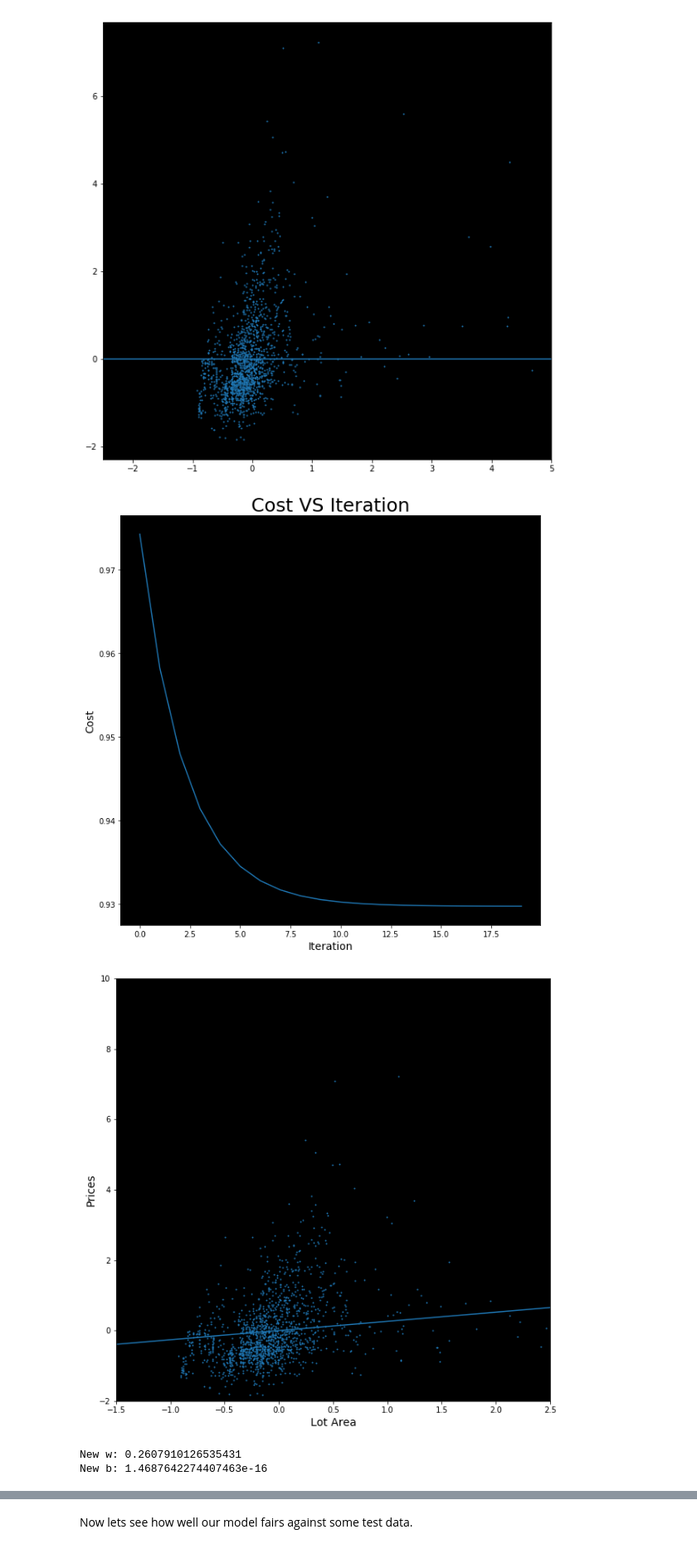
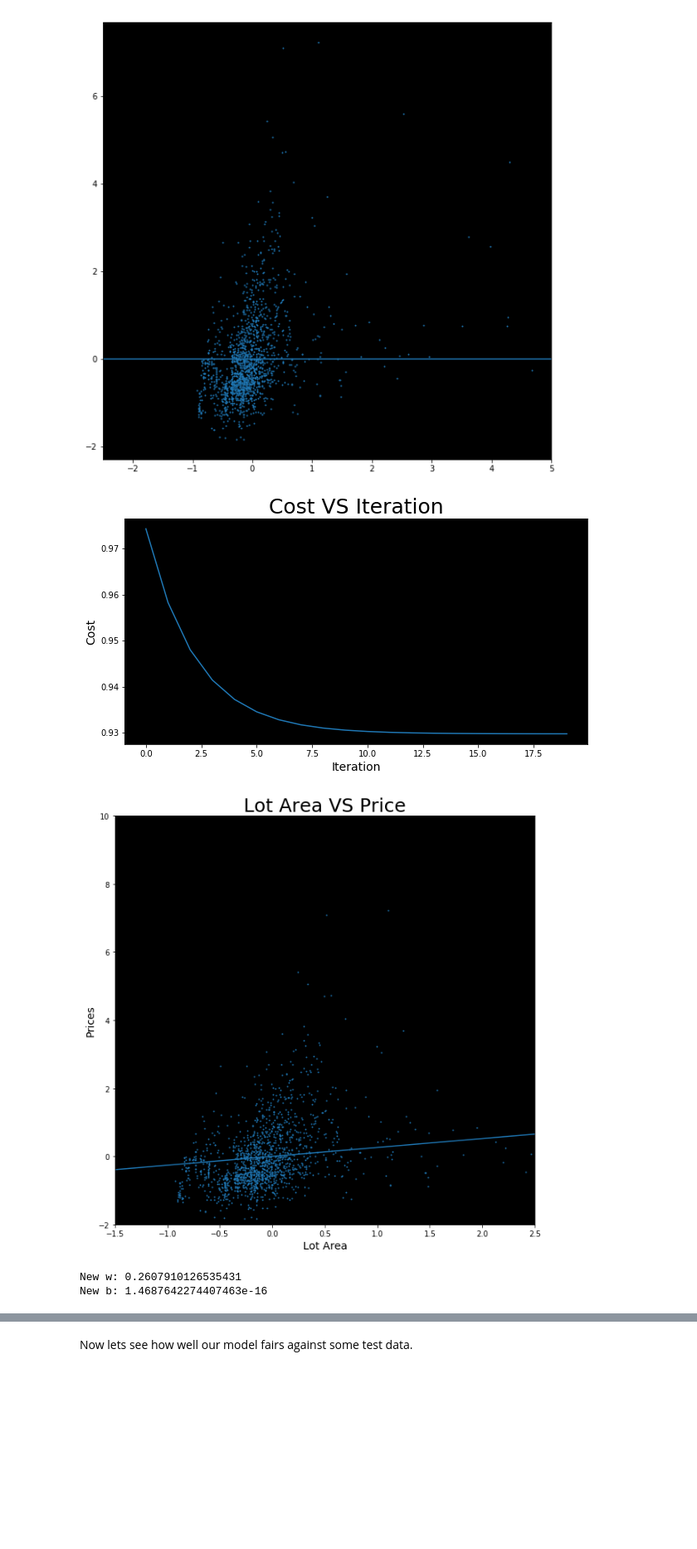
Before and after one commit to MangoFiasco/CISAssignment1, a Jupyter notebook: Assignment 1.ipynb, the cells around one changed output, grey strips where cells are left out. Shown: that part at 83% size. Drawn from its saved outputs; the diff is of its cells as text; code cells hidden in the pictures; blank space fills up the shorter version.

```diff
--- a/Assignment 1.ipynb
+++ b/Assignment 1.ipynb
@@ -107,7 +107,7 @@ def GradientDecent(w,b,X,y,learningRate,attempt):
         b = newB
         desc = desc + 1
 
-    plt.figure(figsize=(10,10))
+    plt.figure(figsize=(10,5))
     plt.plot(range(0,attempt),err)
     plt.title('Cost VS Iteration',fontsize=25)
     plt.rcParams['axes.facecolor'] = 'black'
@@ -133,23 +133,24 @@ def mvLoss(X,Y,W):
 # %%
 X = features["LotArea"]
 result = GradientDecent(0,0,X,Y,10,20)
 w = result[0]
 b = result[1]
 plt.figure(figsize=(10,10))
 plt.scatter(X,Y,1)
 x = np.array(range(-10,10))
 plt.xlim(-1.5,2.5)
 plt.ylim(-2,10)
 y = (w*x + b)
+plt.title('Lot Area VS Price',fontsize=25)
 plt.xlabel('Lot Area', fontsize=14)
 plt.ylabel('Prices', fontsize=14)
 plt.plot(x,y)
 plt.show()
 print("New w:",w)
 print("New b:",b)
 # %% [output]
-[figure, old version]
+[figure, new version]
-[figure, old version]
+[figure, new version]
 New w: 0.2607910126535431
 New b: 1.4687642274407463e-16
 # %% [markdown]
```
Also changed, not shown: parts of 2 cells of this notebook.
